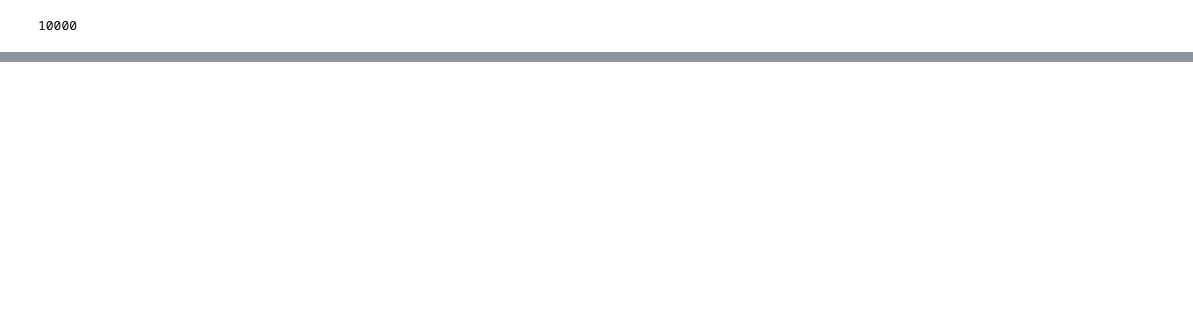
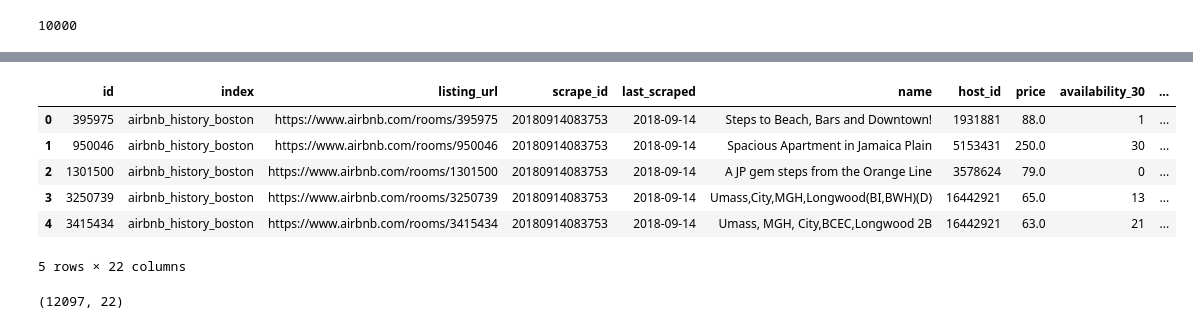
Before and after one commit to ML-Recipes/Fairness-Aware-Ranking, a Jupyter notebook: notebook/05. Analyzing Impressions over Time.ipynb, the cells around one changed output, grey strips where cells are left out. Cells and saved outputs as stored; diff of their text form; code cells hidden in the pictures; blank space fills up the shorter version.

Commit message:
Retrive all results using elasticsearch scan

```diff
--- a/notebook/05. Analyzing Impressions over Time.ipynb
+++ b/notebook/05. Analyzing Impressions over Time.ipynb
@@ -93,0 +123,10 @@ len(df)
+# %%
+from elasticsearch.helpers import scan
+
+res = scan(
+    es,
+    index=index_name,
+    query={"query": { "match_all" : {}}}
+)
+# %%
+data = list(res)
@@ -93,0 +157,47 @@ len(df)
+# %%
+
+# appending rows
+docs = []
+for item in data:
+    doc = {
+        'id': item['_id'],
+        'index': item['_index'],
+        'listing_url': item['_source']['listing_url'],
+        'scrape_id': item['_source']['scrape_id'],
+        'last_scraped': item['_source']['last_scraped'],
+        'name': item['_source']['name'],
+        'host_id': item['_source']['host_id'],
+        'price': item['_source']['price'],
+        'availability_30': item['_source']['availability_30'],
+        'availability_60': item['_source']['availability_60'],
+        'availability_90': item['_source']['availability_90'],
+        'availability_365': item['_source']['availability_365'],
+        'first_review': item['_source']['first_review'],
+        'last_review': item['_source']['last_review'],
+        'review_scores_rating': item['_source']['review_scores_rating'],
+        'review_scores_accuracy': item['_source']['review_scores_accuracy'],
+        'review_scores_cleanliness': item['_source']['review_scores_cleanliness'],
+        'review_scores_checkin': item['_source']['review_scores_checkin'],
+        'review_scores_communication': item['_source']['review_scores_communication'],
+        'review_scores_location': item['_source']['review_scores_location'],
+        'review_scores_value': item['_source']['review_scores_value'],
+        'overall_rating': item['_source']['overall_rating']
+    }
+
+    docs.append(doc)
+# %%
+df = pd.DataFrame(docs)
+# %%
+df.head()
+# %% [output]
+|  | id | index | listing_url | scrape_id | last_scraped | name | host_id | price | availability_30 | ... |
+| 0 | 395975 | airbnb_history_boston | https://www.airbnb.com/rooms/395975 | 20180914083753 | 2018-09-14 | Steps to Beach, Bars and Downtown! | 1931881 | 88.0 | 1 | ... |
+| 1 | 950046 | airbnb_history_boston | https://www.airbnb.com/rooms/950046 | 20180914083753 | 2018-09-14 | Spacious Apartment in Jamaica Plain | 5153431 | 250.0 | 30 | ... |
+| 2 | 1301500 | airbnb_history_boston | https://www.airbnb.com/rooms/1301500 | 20180914083753 | 2018-09-14 | A JP gem steps from the Orange Line | 3578624 | 79.0 | 0 | ... |
+| 3 | 3250739 | airbnb_history_boston | https://www.airbnb.com/rooms/3250739 | 20180914083753 | 2018-09-14 | Umass,City,MGH,Longwood(BI,BWH)(D) | 16442921 | 65.0 | 13 | ... |
+| 4 | 3415434 | airbnb_history_boston | https://www.airbnb.com/rooms/3415434 | 20180914083753 | 2018-09-14 | Umass, MGH, City,BCEC,Longwood 2B | 16442921 | 63.0 | 21 | ... |
+5 rows × 22 columns
+# %%
+df.shape
+# %% [output]
+(12097, 22)
```
Also changed, not shown: parts of 10 cells of this notebook, 1 other file.
